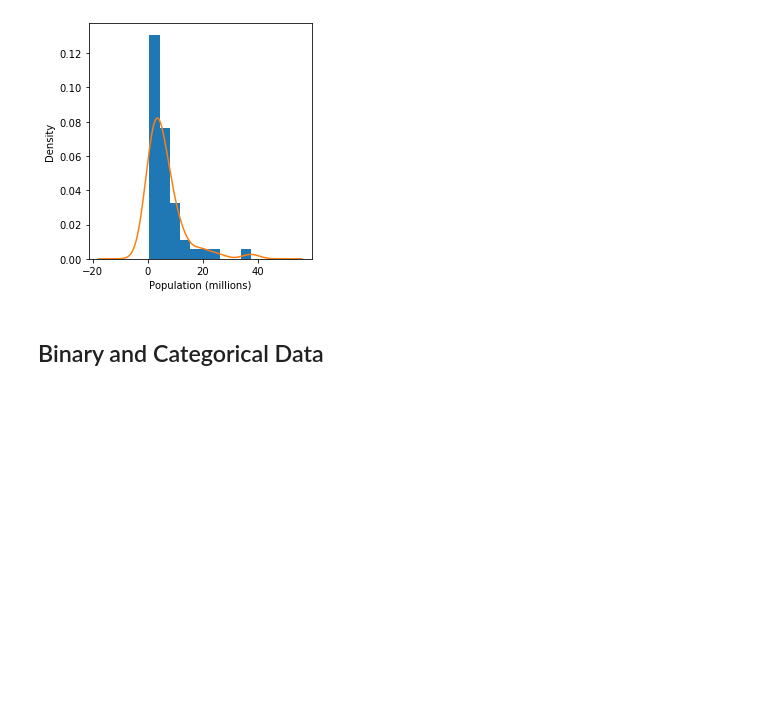
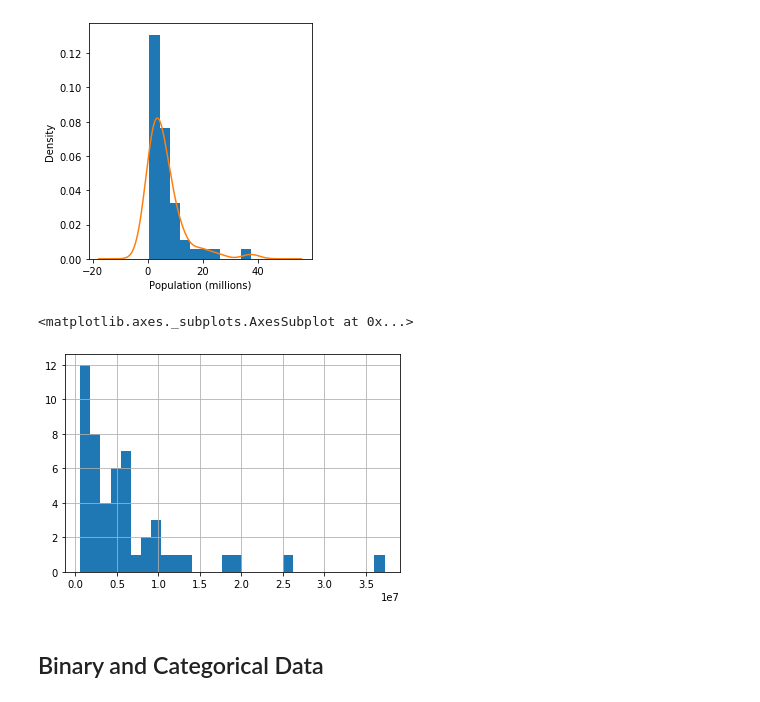
Before and after one commit to wcjang/hhi, a Jupyter notebook: Day 1/실습자료/Chapter 1.ipynb, the cells around one changed output. Drawn from its saved outputs; the diff is of its cells as text; code cells hidden in the pictures; blank space fills up the shorter version.

```diff
--- a/Day 1/실습자료/Chapter 1.ipynb
+++ b/Day 1/실습자료/Chapter 1.ipynb
@@ -153,6 +173,11 @@ plt.tight_layout()
 plt.show()
 # %% [output]
 [figure]
+# %%
+state['Population'].hist(bins=30)
+# %% [output]
+<matplotlib.axes._subplots.AxesSubplot at 0x...>
+[figure, added]
 # %% [markdown]
 ## Binary and Categorical Data
 # %%
```
Also changed, not shown: parts of 10 cells of this notebook, 1 other file.
